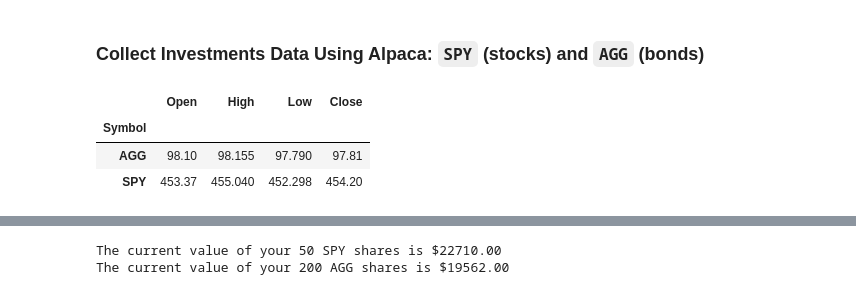
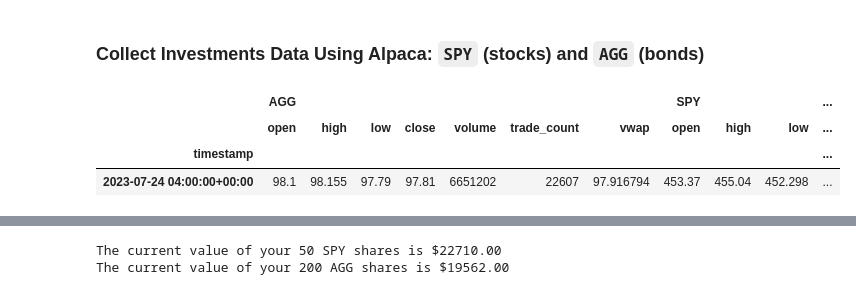
Before and after one commit to marc-martinez1/financial_planner_demo, a Jupyter notebook: financial-planner.ipynb, the cells around one changed output, grey strips where cells are left out. Saved outputs shown, nothing was run; the diff lists cells and outputs as text; code cells hidden in the pictures.

```diff
--- a/financial-planner.ipynb
+++ b/financial-planner.ipynb
@@ -66,38 +66,35 @@ alpaca = tradeapi.REST(
 # %%
 # Format current date as ISO format
 today = pd.Timestamp("2023-07-24", tz="America/New_York").isoformat()
 
 # Set the tickers
 tickers = ["AGG", "SPY"]
 
 # Set timeframe to "1Day" for Alpaca API
 timeframe = "1Day"
 
 # Get current closing prices for SPY and AGG
 df_portfolio = alpaca.get_bars(
     tickers,
     timeframe,
     start = today,
     end = today
 ).df
 
 # Reorganize the DataFrame
-df_portfolio = df_portfolio[['symbol', 'open','high','low','close']]
-df_portfolio = df_portfolio.rename(columns={
-    "symbol": "Symbol",
-    "open" : "Open",
-    "high" : "High",
-    "low" : "Low",
-    "close": "Close",
-})
-df_portfolio = df_portfolio.set_index('Symbol')
+# Separate ticker data
+AGG = df_portfolio[df_portfolio['symbol']=='AGG'].drop('symbol', axis=1)
+SPY = df_portfolio[df_portfolio['symbol']=='SPY'].drop('symbol', axis=1)
+
+# Concatenate the ticker DataFrames
+df_portfolio = pd.concat([AGG, SPY],axis=1, keys=['AGG','SPY'])
 
 # Preview DataFrame
 df_portfolio
 # %% [output]
-|  | Open | High | Low | Close |
-| Symbol |  |  |  |  |
-| AGG | 98.10 | 98.155 | 97.790 | 97.81 |
-| SPY | 453.37 | 455.040 | 452.298 | 454.20 |
+|  | AGG |  |  |  |  |  |  | SPY |  |  | ... |
+|  | open | high | low | close | volume | trade_count | vwap | open | high | low | ... |
+| timestamp |  |  |  |  |  |  |  |  |  |  | ... |
+| 2023-07-24 04:00:00+00:00 | 98.1 | 98.155 | 97.79 | 97.81 | 6651202 | 22607 | 97.916794 | 453.37 | 455.04 | 452.298 | ... |
 # %%
 # Pick AGG and SPY close prices
```
Also changed, not shown: parts of 16 cells of this notebook.
